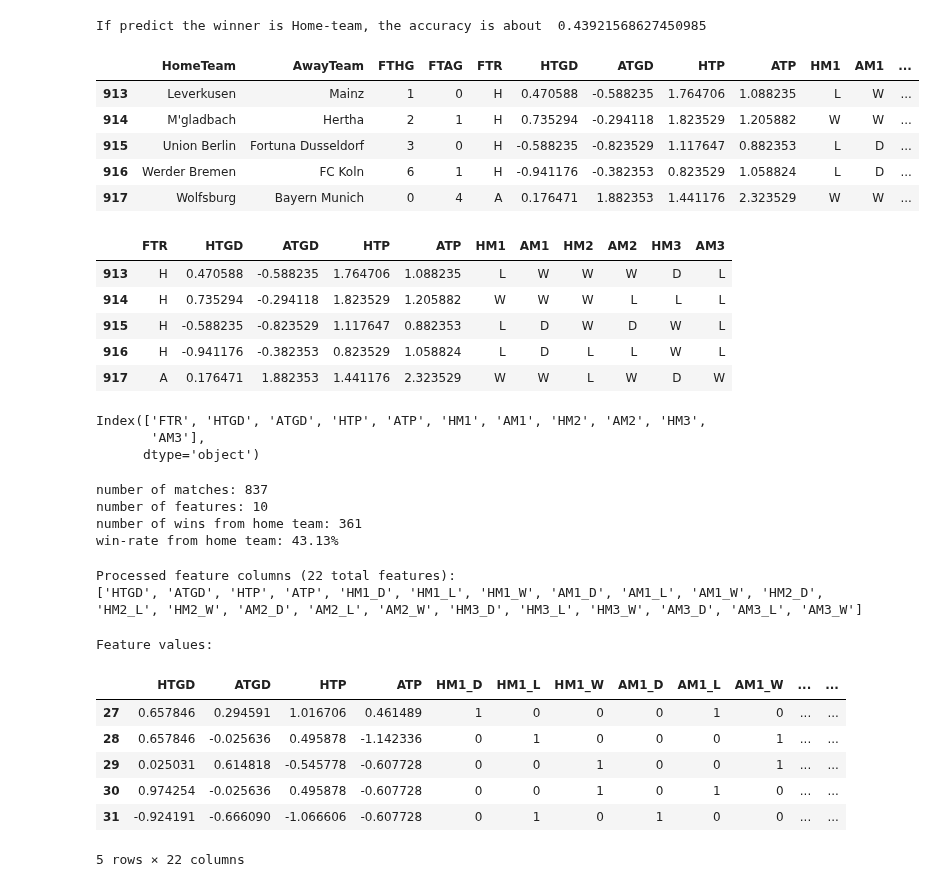
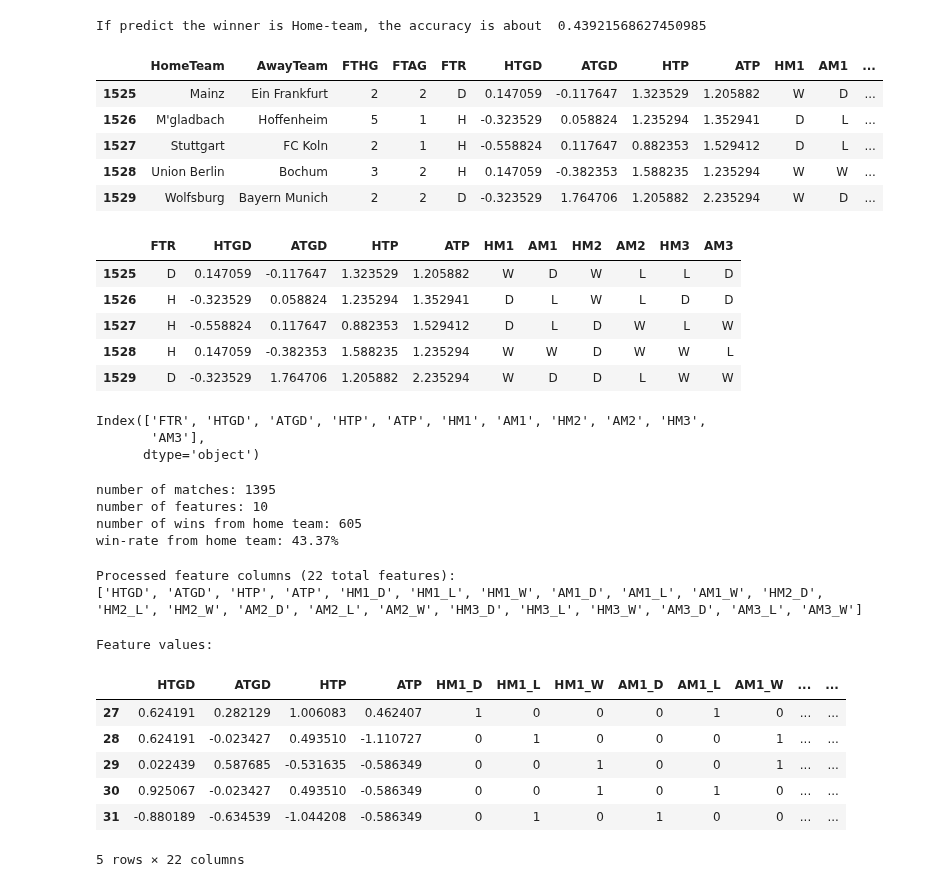
Before and after one commit to xuefeng-hao/Bundesliga-prediction-ML, a Jupyter notebook: bundesliga_predict_ml.ipynb, the cells around one changed output. Cells and saved outputs as stored; diff of their text form; code cells hidden in the pictures.

```diff
--- a/bundesliga_predict_ml.ipynb
+++ b/bundesliga_predict_ml.ipynb
@@ -264,6 +200,8 @@ def get_gss(playing_stat):
 statistics_2017 = get_gss(statistics_2017)
 statistics_2018 = get_gss(statistics_2018)
 statistics_2019 = get_gss(statistics_2019)
+statistics_2020 = get_gss(statistics_2020)
+statistics_2021 = get_gss(statistics_2021)
 # %%
 '''
 This sector create 2 new fratures
@@ -337,6 +275,8 @@ def get_agg_points(playing_stat):
 statistics_2017 = get_agg_points(statistics_2017)
 statistics_2018 = get_agg_points(statistics_2018)
 statistics_2019 = get_agg_points(statistics_2019)
+statistics_2020 = get_agg_points(statistics_2020)
+statistics_2021 = get_agg_points(statistics_2021)
 # %%
 # add feature:last N matches
 
@@ -390,6 +330,8 @@ def add_form_df(playing_statistics):
 statistics_2017 = add_form_df(statistics_2017)
 statistics_2018 = add_form_df(statistics_2018)
 statistics_2019 = add_form_df(statistics_2019)
+statistics_2020 = add_form_df(statistics_2020)
+statistics_2021 = add_form_df(statistics_2021)
 # %%
 # add feature: in which week(Spieltag)
 def get_mw(playing_stat):
@@ -405,26 +347,31 @@ def get_mw(playing_stat):
 statistics_2017 = get_mw(statistics_2017)
 statistics_2018 = get_mw(statistics_2018)
 statistics_2019 = get_mw(statistics_2019)
+statistics_2020 = get_mw(statistics_2020)
+statistics_2021 = get_mw(statistics_2021)
 # %%
 
 #combine data from 'n' years
 playing_stat = pd.concat([statistics_2017,
                           statistics_2018,
-                          statistics_2019], ignore_index=True)
+                          statistics_2019,
+                          statistics_2020,
+                          statistics_2021
+                          ], ignore_index=True)
 
 #get mean value: HTGD, ATGD ,HTP, ATP divided by 'week'
 cols = ['HTGD','ATGD','HTP','ATP']
 playing_stat.MW = playing_stat.MW.astype(float)
 for col in cols:
     playing_stat[col] = playing_stat[col] / playing_stat.MW
 playing_stat.tail()
 # %% [output]
 |  | HomeTeam | AwayTeam | FTHG | FTAG | FTR | HTGD | ATGD | HTP | ATP | HM1 | AM1 | ... |
-| 913 | Leverkusen | Mainz | 1 | 0 | H | 0.470588 | -0.588235 | 1.764706 | 1.088235 | L | W | ... |
-| 914 | M'gladbach | Hertha | 2 | 1 | H | 0.735294 | -0.294118 | 1.823529 | 1.205882 | W | W | ... |
-| 915 | Union Berlin | Fortuna Dusseldorf | 3 | 0 | H | -0.588235 | -0.823529 | 1.117647 | 0.882353 | L | D | ... |
-| 916 | Werder Bremen | FC Koln | 6 | 1 | H | -0.941176 | -0.382353 | 0.823529 | 1.058824 | L | D | ... |
-| 917 | Wolfsburg | Bayern Munich | 0 | 4 | A | 0.176471 | 1.882353 | 1.441176 | 2.323529 | W | W | ... |
+| 1525 | Mainz | Ein Frankfurt | 2 | 2 | D | 0.147059 | -0.117647 | 1.323529 | 1.205882 | W | D | ... |
+| 1526 | M'gladbach | Hoffenheim | 5 | 1 | H | -0.323529 | 0.058824 | 1.235294 | 1.352941 | D | L | ... |
+| 1527 | Stuttgart | FC Koln | 2 | 1 | H | -0.558824 | 0.117647 | 0.882353 | 1.529412 | D | L | ... |
+| 1528 | Union Berlin | Bochum | 3 | 2 | H | 0.147059 | -0.382353 | 1.588235 | 1.235294 | W | W | ... |
+| 1529 | Wolfsburg | Bayern Munich | 2 | 2 | D | -0.323529 | 1.764706 | 1.205882 | 2.235294 | W | D | ... |
 # %%
 # drop the intermediate variables and data from first 3 weeks from each session
 playing_stat = playing_stat[playing_stat.MW > 3]
@@ -432,11 +379,11 @@ playing_stat.drop(['HomeTeam', 'AwayTeam', 'FTHG', 'FTAG', 'MW'],1, inplace=True
 playing_stat.tail()
 # %% [output]
 |  | FTR | HTGD | ATGD | HTP | ATP | HM1 | AM1 | HM2 | AM2 | HM3 | AM3 |
-| 913 | H | 0.470588 | -0.588235 | 1.764706 | 1.088235 | L | W | W | W | D | L |
-| 914 | H | 0.735294 | -0.294118 | 1.823529 | 1.205882 | W | W | W | L | L | L |
-| 915 | H | -0.588235 | -0.823529 | 1.117647 | 0.882353 | L | D | W | D | W | L |
-| 916 | H | -0.941176 | -0.382353 | 0.823529 | 1.058824 | L | D | L | L | W | L |
-| 917 | A | 0.176471 | 1.882353 | 1.441176 | 2.323529 | W | W | L | W | D | W |
+| 1525 | D | 0.147059 | -0.117647 | 1.323529 | 1.205882 | W | D | W | L | L | D |
+| 1526 | H | -0.323529 | 0.058824 | 1.235294 | 1.352941 | D | L | W | L | D | D |
+| 1527 | H | -0.558824 | 0.117647 | 0.882353 | 1.529412 | D | L | D | W | L | W |
+| 1528 | H | 0.147059 | -0.382353 | 1.588235 | 1.235294 | W | W | D | W | W | L |
+| 1529 | D | -0.323529 | 1.764706 | 1.205882 | 2.235294 | W | D | D | L | W | W |
 # %%
 # print features ready to train the model
 playing_stat.keys()
@@ -463,10 +410,10 @@ print("number of features: {}".format(n_features))
 print("number of wins from home team: {}".format(n_homewins))
 print("win-rate from home team: {:.2f}%".format(win_rate))
 # %% [output]
-number of matches: 837
+number of matches: 1395
 number of features: 10
-number of wins from home team: 361
-win-rate from home team: 43.13%
+number of wins from home team: 605
+win-rate from home team: 43.37%
 # %%
 # define target: Home team win or not
 def only_hw(string):
@@ -523,11 +470,11 @@ display(X_all.head())
 # %% [output]
 Feature values:
 |  | HTGD | ATGD | HTP | ATP | HM1_D | HM1_L | HM1_W | AM1_D | AM1_L | AM1_W | ... | ... |
-| 27 | 0.657846 | 0.294591 | 1.016706 | 0.461489 | 1 | 0 | 0 | 0 | 1 | 0 | ... | ... |
-| 28 | 0.657846 | -0.025636 | 0.495878 | -1.142336 | 0 | 1 | 0 | 0 | 0 | 1 | ... | ... |
-| 29 | 0.025031 | 0.614818 | -0.545778 | -0.607728 | 0 | 0 | 1 | 0 | 0 | 1 | ... | ... |
-| 30 | 0.974254 | -0.025636 | 0.495878 | -0.607728 | 0 | 0 | 1 | 0 | 1 | 0 | ... | ... |
-| 31 | -0.924191 | -0.666090 | -1.066606 | -0.607728 | 0 | 1 | 0 | 1 | 0 | 0 | ... | ... |
+| 27 | 0.624191 | 0.282129 | 1.006083 | 0.462407 | 1 | 0 | 0 | 0 | 1 | 0 | ... | ... |
+| 28 | 0.624191 | -0.023427 | 0.493510 | -1.110727 | 0 | 1 | 0 | 0 | 0 | 1 | ... | ... |
+| 29 | 0.022439 | 0.587685 | -0.531635 | -0.586349 | 0 | 0 | 1 | 0 | 0 | 1 | ... | ... |
+| 30 | 0.925067 | -0.023427 | 0.493510 | -0.586349 | 0 | 0 | 1 | 0 | 1 | 0 | ... | ... |
+| 31 | -0.880189 | -0.634539 | -1.044208 | -0.586349 | 0 | 1 | 0 | 1 | 0 | 0 | ... | ... |
 5 rows × 22 columns
 # %%
 # Pearson heatmap
```
Also changed, not shown: parts of 8 cells of this notebook, 3 other files.
